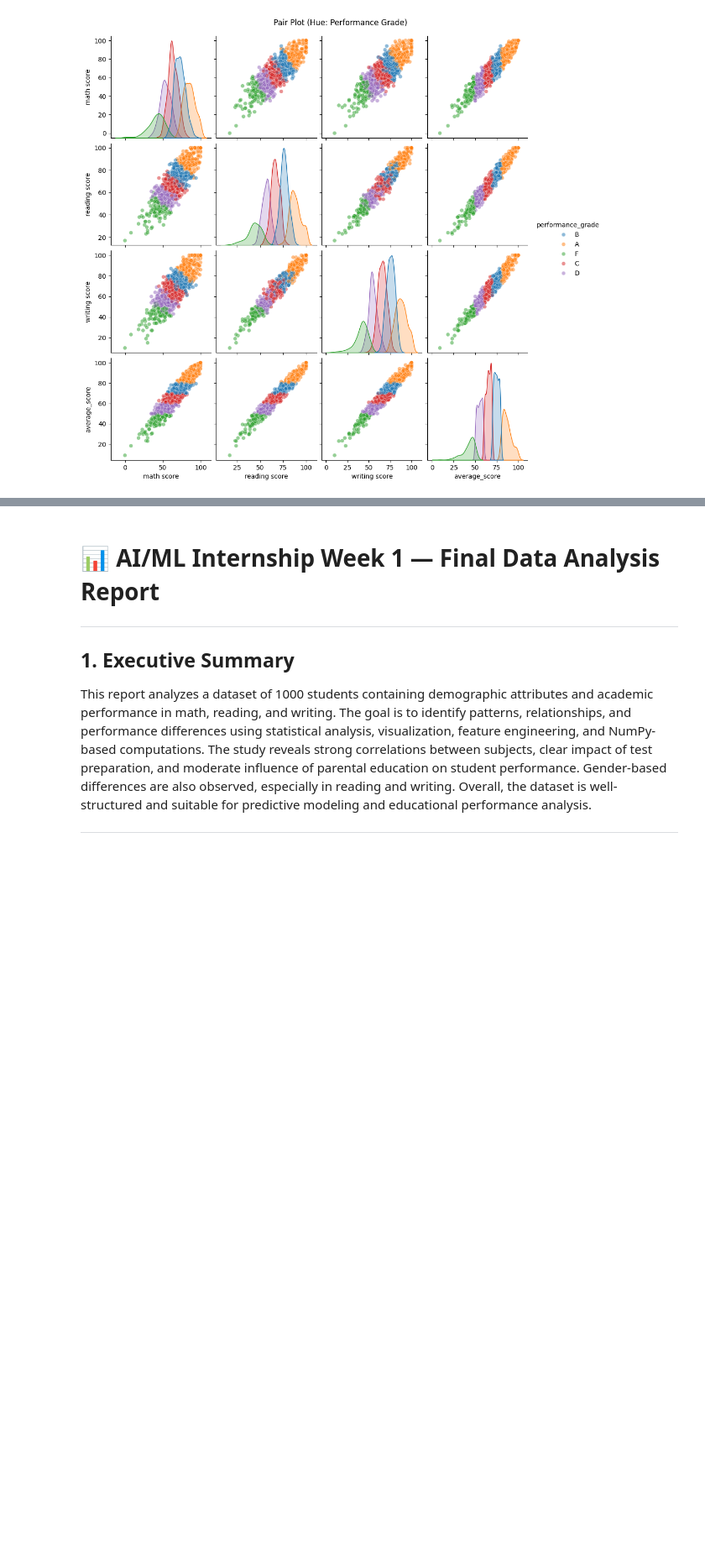
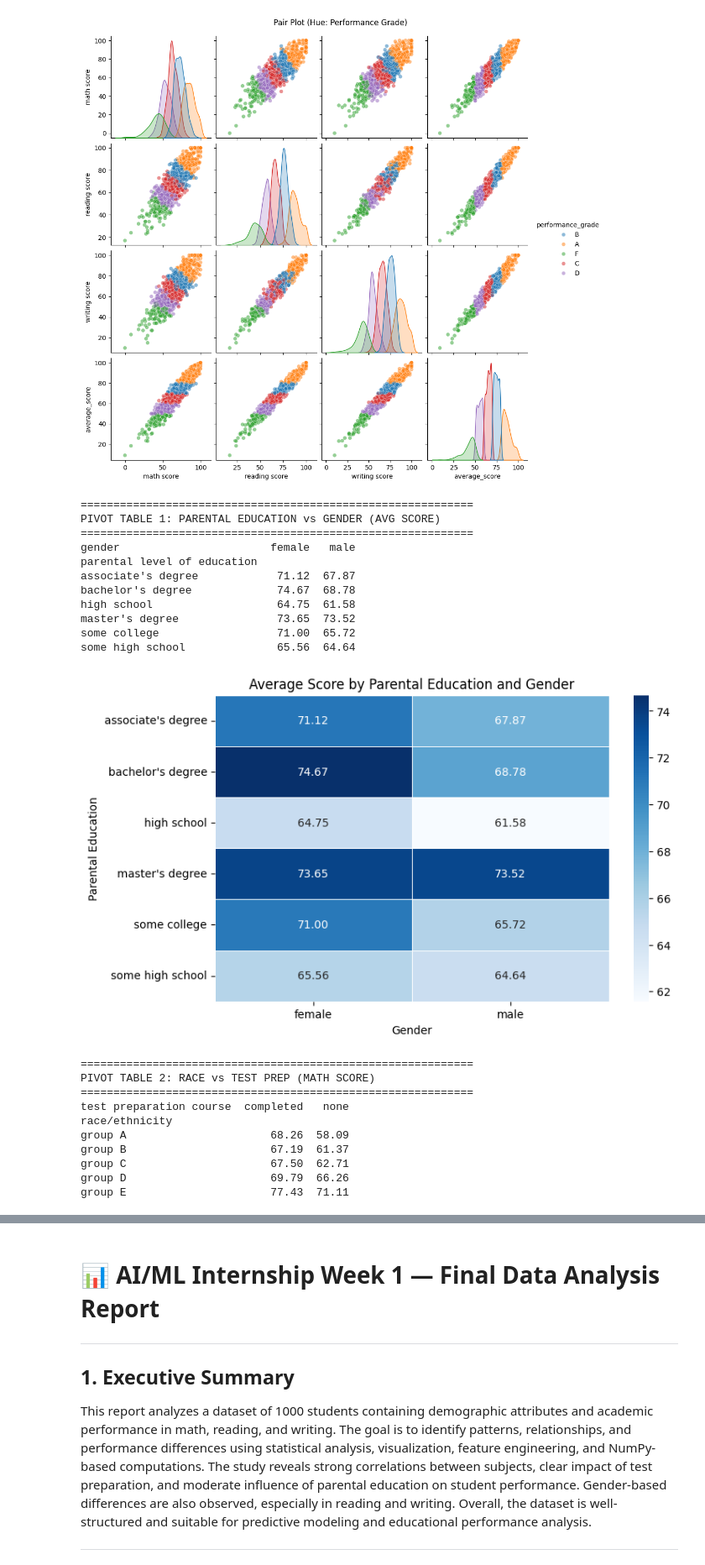
Before and after one commit to Muhammad0407/AIML-Internship-Week1-Muhammad-Luqman, a Jupyter notebook: Week_01.ipynb, the cells around one changed output, grey strips where cells are left out. Shown at 84% size. Drawn from its saved outputs; the diff is of its cells as text; code cells hidden in the pictures; blank space fills up the shorter version.

```diff
--- a/Week_01.ipynb
+++ b/Week_01.ipynb
@@ -745,3 +745,75 @@ plt.show()
 # %% [output]
 [figure]
 [figure]
+# %%
+
+
+# -----------------------------
+# Pivot Table 1: Parental Education vs Gender (Average Score)
+# -----------------------------
+pivot1 = df.pivot_table(
+    index='parental level of education',
+    columns='gender',
+    values='average_score',
+    aggfunc='mean'
+).round(2)
+
+print("="*60)
+print("PIVOT TABLE 1: PARENTAL EDUCATION vs GENDER (AVG SCORE)")
+print("="*60)
+print(pivot1)
+
+# Heatmap
+plt.figure(figsize=(8,5))
+sns.heatmap(pivot1, annot=True, cmap='Blues', fmt='.2f', linewidths=0.5)
+plt.title("Average Score by Parental Education and Gender")
+plt.xlabel("Gender")
+plt.ylabel("Parental Education")
+plt.show()
+
+
+# -----------------------------
+# Pivot Table 2: Race vs Test Prep (Math Score)
+# -----------------------------
+pivot2 = df.pivot_table(
+    index='race/ethnicity',
+    columns='test preparation course',
+    values='math score',
+    aggfunc='mean'
+).round(2)
+
+print("\n" + "="*60)
+print("PIVOT TABLE 2: RACE vs TEST PREP (MATH SCORE)")
+print("="*60)
+print(pivot2)
+
+# Heatmap
+plt.figure(figsize=(8,5))
+sns.heatmap(pivot2, annot=True, cmap='Greens', fmt='.2f', linewidths=0.5)
+plt.title("Math Score by Race/Ethnicity and Test Preparation")
+plt.xlabel("Test Preparation")
+plt.ylabel("Race/Ethnicity")
+plt.show()
+# %% [output]
+============================================================
+PIVOT TABLE 1: PARENTAL EDUCATION vs GENDER (AVG SCORE)
+============================================================
+gender                       female   male
+parental level of education
+associate's degree            71.12  67.87
+bachelor's degree             74.67  68.78
+high school                   64.75  61.58
+master's degree               73.65  73.52
+some college                  71.00  65.72
+some high school              65.56  64.64
+[figure, added]
+============================================================
+PIVOT TABLE 2: RACE vs TEST PREP (MATH SCORE)
+============================================================
+test preparation course  completed   none
+race/ethnicity
+group A                      68.26  58.09
+group B                      67.19  61.37
+group C                      67.50  62.71
+group D                      69.79  66.26
+group E                      77.43  71.11
```
Also changed, not shown: parts of 4 cells of this notebook.
